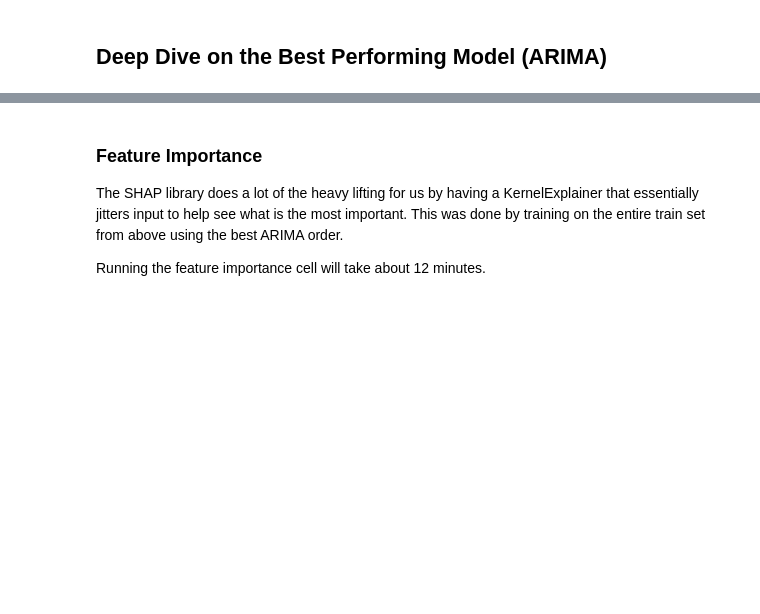
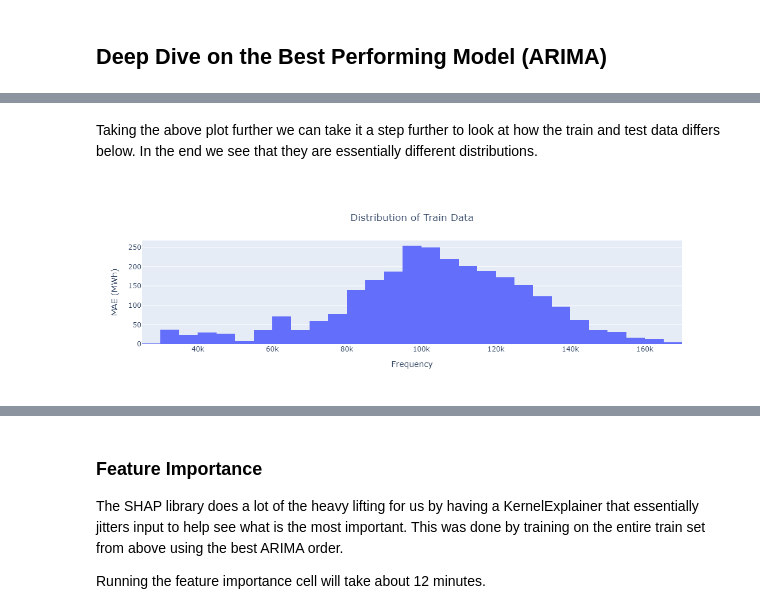
Before and after one commit to lmg1404/Energy-Consumption-Forecasting, a Jupyter notebook: src/notebooks/supervised/evaluation.ipynb, the cells around one changed output, grey strips where cells are left out. Drawn from its saved outputs; the diff is of its cells as text; code cells hidden in the pictures; blank space fills up the shorter version.

```diff
--- a/src/notebooks/supervised/evaluation.ipynb
+++ b/src/notebooks/supervised/evaluation.ipynb
@@ -86,0 +130,18 @@ order = (3, 1, 4)
+# %% [markdown]
+Taking the above plot further we can take it a step further to look at how the train and test data differs below. In the end we see that they are essentially different distributions.
+# %%
+fig = go.Figure()
+fig.add_trace(
+    go.Histogram(
+        x = endog_train
+    )
+)
+fig.update_layout(
+    title={"text": "Distribution of Train Data", "xanchor": 'center', 'x': 0.5, 'y':0.85},
+    xaxis_title="Frequency",
+    yaxis_title="MAE (MWh)"
+)
+fig.show()
+fig.write_image("traindist.png")
+# %% [output]
+[figure, added]
```
Also changed, not shown: parts of 14 cells of this notebook, 6 other files.
